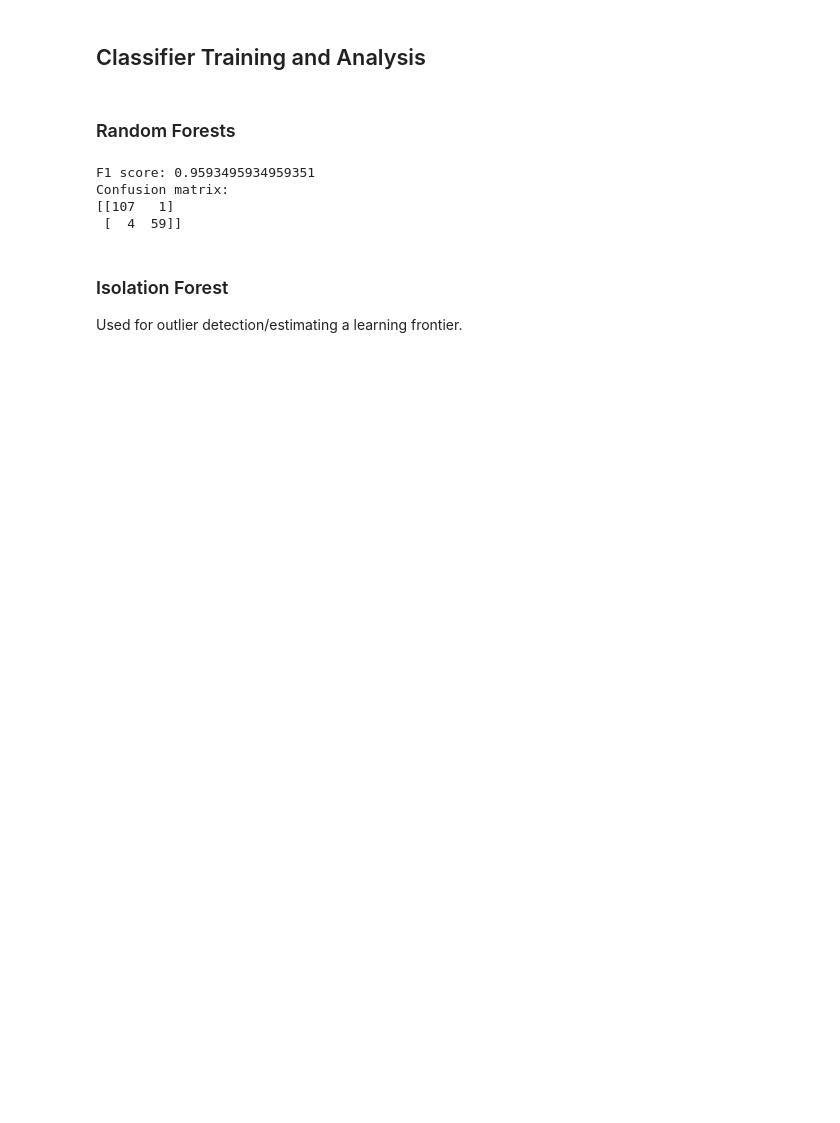
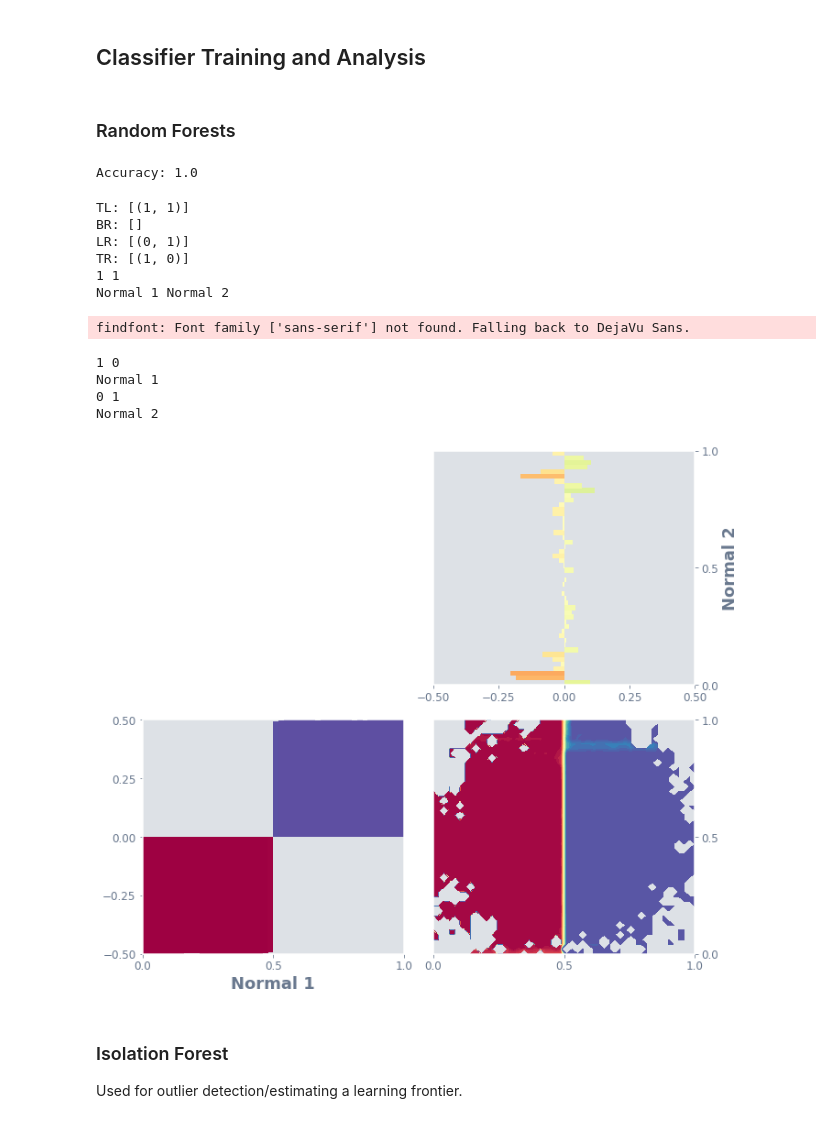
Before and after one commit to Ekrekr/ldr, a Jupyter notebook: distribution_example.ipynb, the cells around one changed output. Saved outputs shown, nothing was run; the diff lists cells and outputs as text; code cells hidden in the pictures; blank space fills up the shorter version.

```diff
--- a/distribution_example.ipynb
+++ b/distribution_example.ipynb
@@ -56,21 +66,32 @@ features = ["mean compactness", "mean symmetry", "smoothness error"]
 # %% [markdown]
 ### Random Forests
 # %%
-rf_clf = RandomForestClassifier(n_estimators=100, random_state=42)
+rf_clf = tree.DecisionTreeClassifier(random_state=42)
 rf_clf.fit(X_train, y_train)
 preds = rf_clf.predict(X_test)
-print("F1 score:", f1_score(y_test, preds, pos_label="malignant"))
-print("Confusion matrix:")
-print(confusion_matrix(y_test, preds))
+print("Accuracy:", accuracy_score(y_test, preds))
 # %% [output]
-F1 score: 0.9593495934959351
-Confusion matrix:
-[[107   1]
- [  4  59]]
+Accuracy: 1.0
 # %%
 def rf_clf_func(df):
     proba = rf_clf.predict_proba(df)
     return np.array([i[1] for i in proba])
+# %%
+ldr.density_estimate(rf_clf_func)
+ldr.vis_2d(dots=False, save=WRITE_PATH + "gen_rf.png")
+# %% [output]
+TL: [(1, 1)]
+BR: []
+LR: [(0, 1)]
+TR: [(1, 0)]
+1 1
+Normal 1 Normal 2
+findfont: Font family ['sans-serif'] not found. Falling back to DejaVu Sans.
+1 0
+Normal 1
+0 1
+Normal 2
+[figure, added]
 # %% [markdown]
 ### Isolation Forest
 Used for outlier detection/estimating a learning frontier.
```
Also changed, not shown: parts of 29 cells of this notebook, 31 other files.
